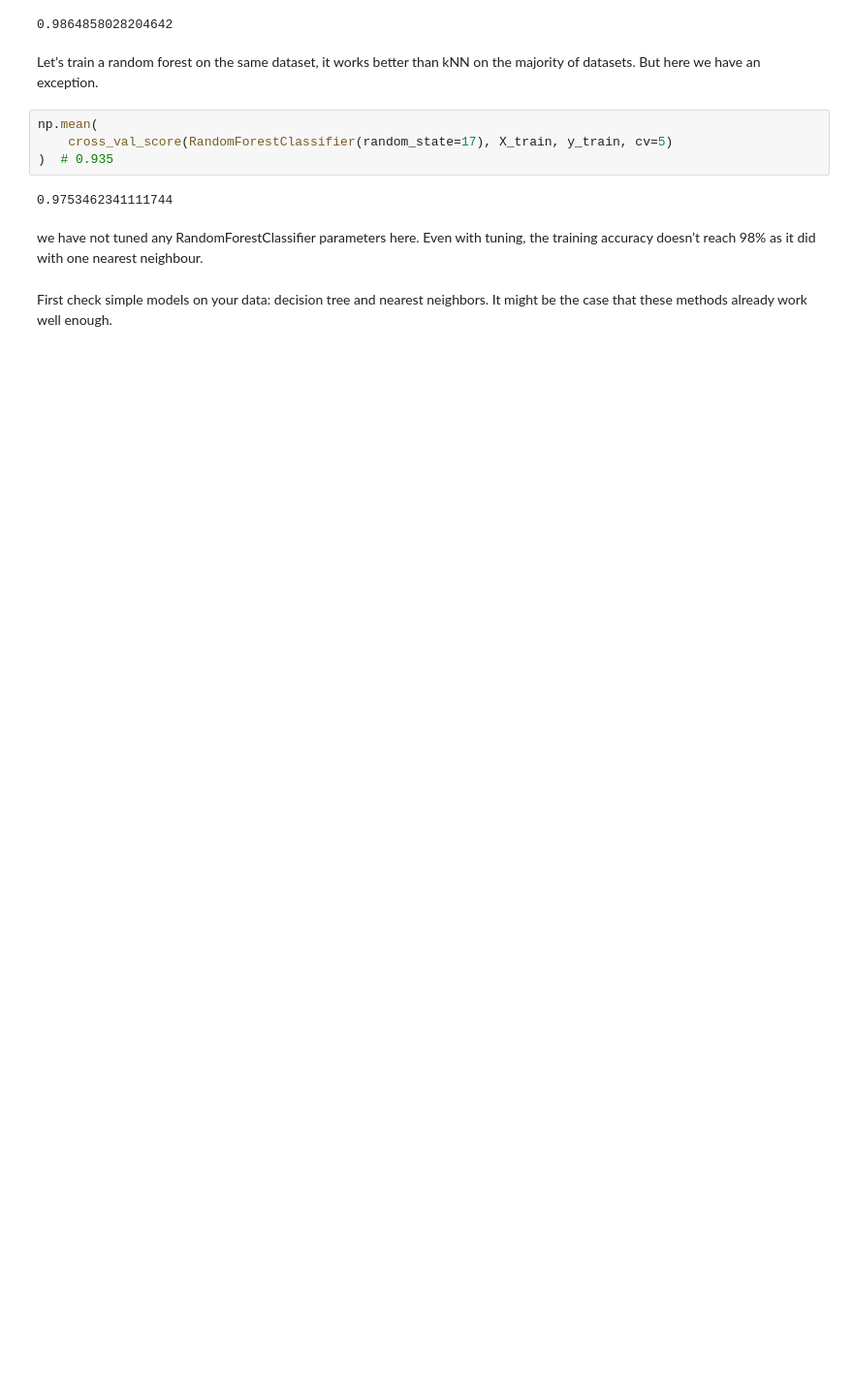
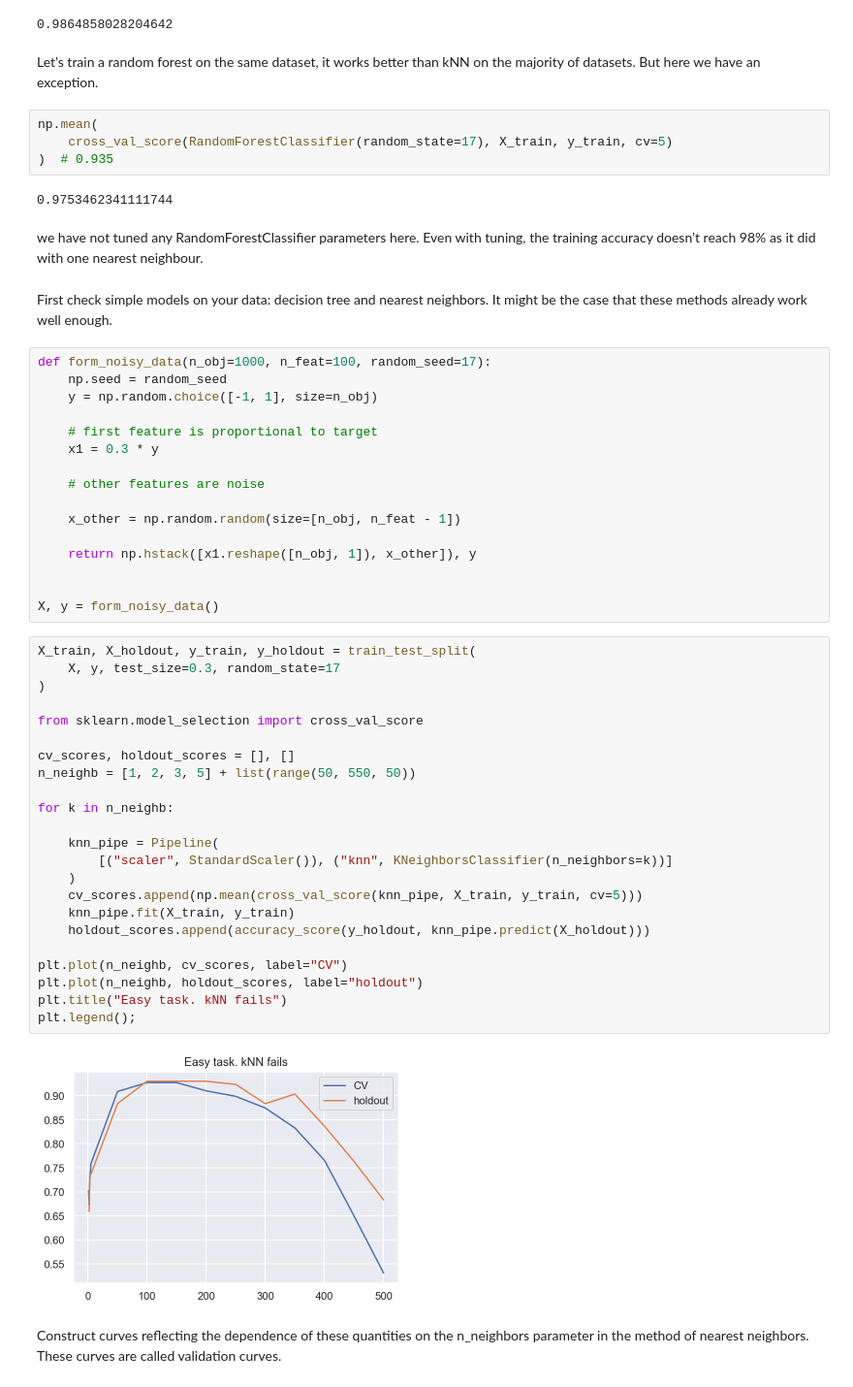
Before and after one commit to Rahul-YYC/data-science-machine-learning, a Jupyter notebook: ML-DS-TelecomChurn/mnist_decision_tree_knn.ipynb, the cells around one changed output. Shown at 97% size. Cells and saved outputs as stored; diff of their text form; blank space fills up the shorter version.

Commit message:
Added Validation Curves

```diff
--- a/ML-DS-TelecomChurn/mnist_decision_tree_knn.ipynb
+++ b/ML-DS-TelecomChurn/mnist_decision_tree_knn.ipynb
@@ -126,3 +126,46 @@ np.mean(
 we have not tuned any RandomForestClassifier parameters here. Even with tuning, the training accuracy doesn’t reach 98% as it did with one nearest neighbour.
 # %% [markdown]
 First check simple models on your data: decision tree and nearest neighbors. It might be the case that these methods already work well enough.
+# %%
+def form_noisy_data(n_obj=1000, n_feat=100, random_seed=17):
+    np.seed = random_seed
+    y = np.random.choice([-1, 1], size=n_obj)
+
+    # first feature is proportional to target
+    x1 = 0.3 * y
+
+    # other features are noise
+
+    x_other = np.random.random(size=[n_obj, n_feat - 1])
+
+    return np.hstack([x1.reshape([n_obj, 1]), x_other]), y
+
+
+X, y = form_noisy_data()
+# %%
+X_train, X_holdout, y_train, y_holdout = train_test_split(
+    X, y, test_size=0.3, random_state=17
+)
+
+from sklearn.model_selection import cross_val_score
+
+cv_scores, holdout_scores = [], []
+n_neighb = [1, 2, 3, 5] + list(range(50, 550, 50))
+
+for k in n_neighb:
+
+    knn_pipe = Pipeline(
+        [("scaler", StandardScaler()), ("knn", KNeighborsClassifier(n_neighbors=k))]
+    )
+    cv_scores.append(np.mean(cross_val_score(knn_pipe, X_train, y_train, cv=5)))
+    knn_pipe.fit(X_train, y_train)
+    holdout_scores.append(accuracy_score(y_holdout, knn_pipe.predict(X_holdout)))
+
+plt.plot(n_neighb, cv_scores, label="CV")
+plt.plot(n_neighb, holdout_scores, label="holdout")
+plt.title("Easy task. kNN fails")
+plt.legend();
+# %% [output]
+[figure, added]
+# %% [markdown]
+Construct curves reflecting the dependence of these quantities on the n_neighbors parameter in the method of nearest neighbors. These curves are called validation curves.
```
Also changed, not shown: parts of 2 cells of this notebook.
